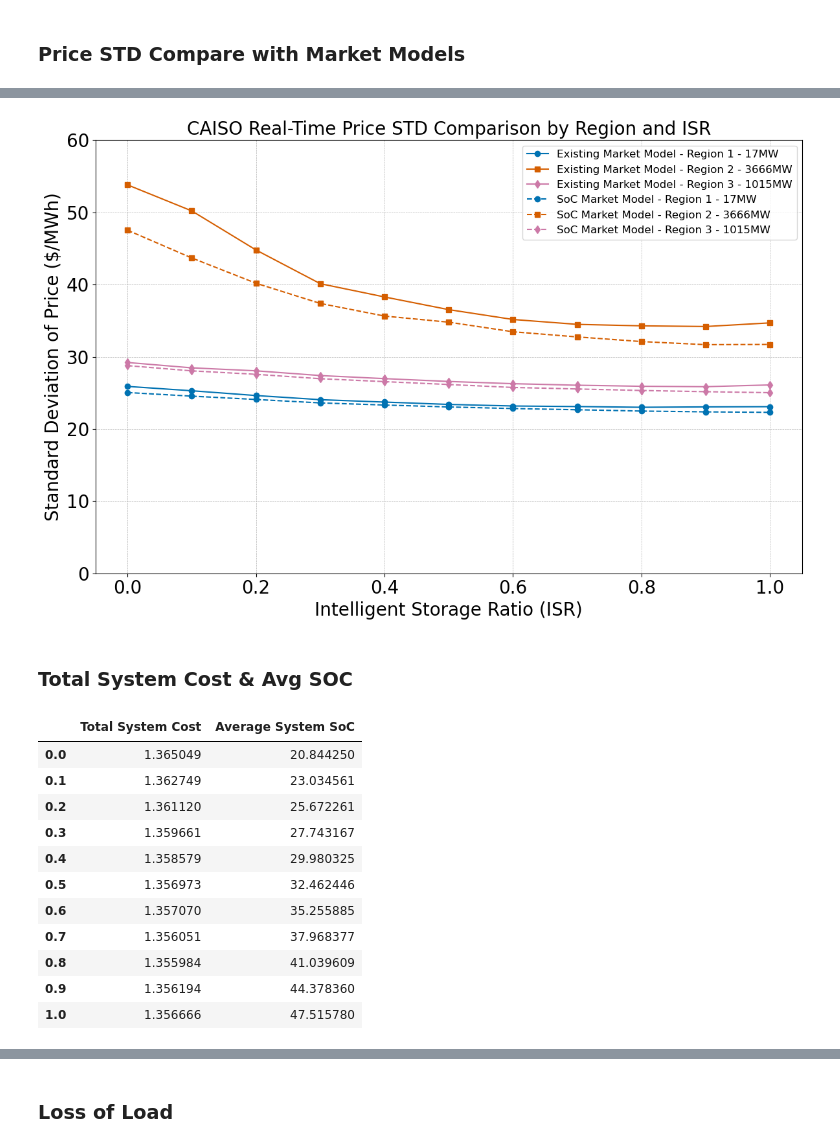
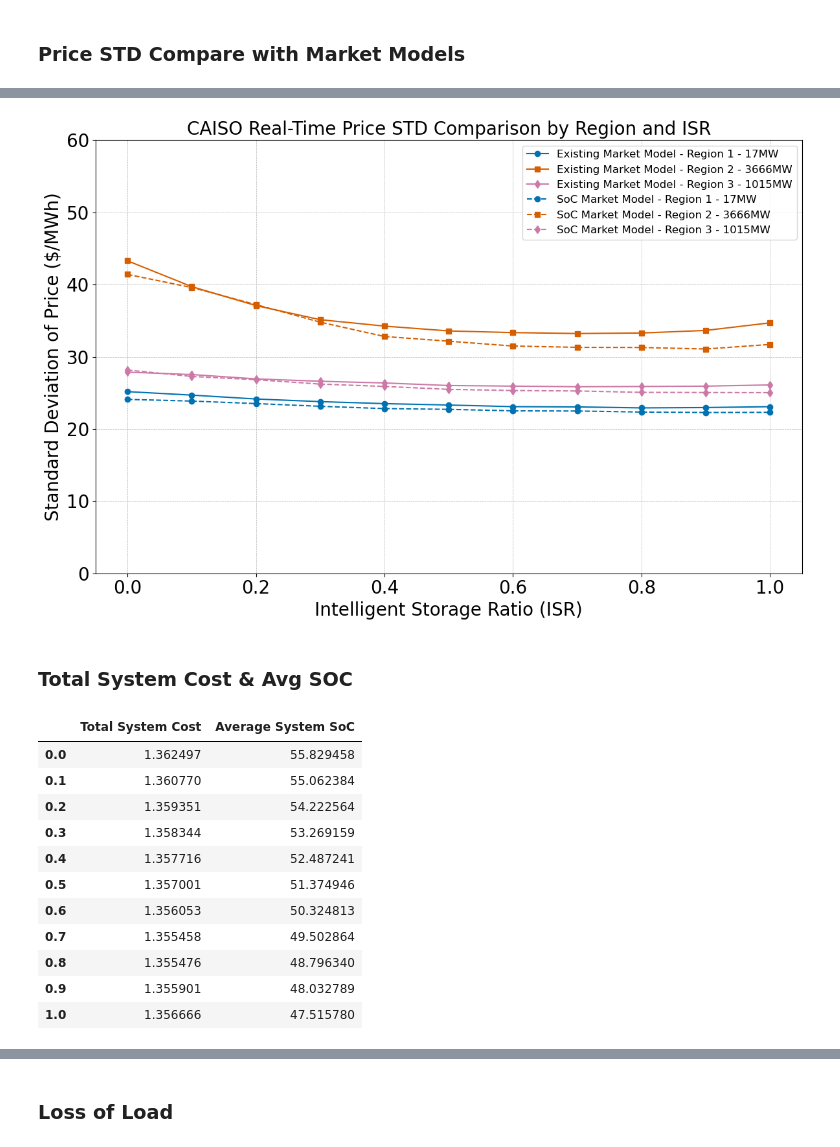
Before and after one commit to niklauskun/STESTS, a Jupyter notebook: Diagnose.ipynb, the cells around one changed output, grey strips where cells are left out. Saved outputs shown, nothing was run; the diff lists cells and outputs as text; code cells hidden in the pictures.

```diff
--- a/Diagnose.ipynb
+++ b/Diagnose.ipynb
@@ -15,7 +15,7 @@ eta = 0.9
 # case_template = 'Strategic/Exp1.2/2022/ED1_Strategic_true_FORB_true_ratio{}_Seg5_BAW0_1.0-2.0-2.0-2.0-2.0'
 # case_template = 'Strategic/5GW_C/ED1_Strategic_true_FORB_true_ratio{}_Seg1_BAW0_BSESCbid0.5'
 # case_template = 'Strategic/9000VOLL/ED1_Strategic_true_FORB_true_ratio{}_Seg1_BAW0_BSESCbid0.5_LDESRatio_1.0_LDESDur_4'
-case_template = 'Strategic/2000Quad/5GW_ED1_Strategic_true_FORB_true_ratio{}_Seg5'
+case_template = 'Strategic/BSESTEST/5GW_ED1_Strategic_true_FORB_true_ratio{}_Seg5_BSESCbid1.0'
 
 
 ratios = [round(i * 0.1, 1) for i in range(11)]
@@ -116,8 +106,10 @@ std_prices_df
 # %%
 # Define case templates
+case_template = 'Strategic/BSESTEST/5GW_ED1_Strategic_true_FORB_true_ratio{}_Seg5_BSESCbid1.0'
+
 case_templates = {
-    'Existing Market Model': 'Strategic/2000Quad/5GW_ED1_Strategic_true_FORB_true_ratio{}_Seg1',
-    'SoC Market Model': 'Strategic/2000Quad/5GW_ED1_Strategic_true_FORB_true_ratio{}_Seg5',
+    'Existing Market Model': 'Strategic/BSESTEST/5GW_ED1_Strategic_true_FORB_true_ratio{}_Seg1_BSESCbid1.0',
+    'SoC Market Model': 'Strategic/BSESTEST/5GW_ED1_Strategic_true_FORB_true_ratio{}_Seg5_BSESCbid1.0',
 }
 ratios = [round(i * 0.1, 1) for i in range(11)]
 
@@ -155,40 +147,40 @@ colors = ['#0072B2', '#D55E00', '#CC79A7']
 labels = ['Region 1 - 17MW', 'Region 2 - 3666MW', 'Region 3 - 1015MW']
 markers = ['o', 's', 'd']
 line_styles = ['-', '--']
 
 # Plot standard deviations
 for (model_name, line_style) in zip(case_templates.keys(), line_styles):
     std_prices_df = std_prices[model_name].T
 
     for region, color, label, marker in zip(range(std_prices_df.shape[1]), colors, labels, markers):
         plt.plot(
             ratios, std_prices_df.iloc[:, region],
             label=f'{model_name} - {label}', color=color, linestyle=line_style, marker=marker, markersize=6
         )
 
 plt.xlabel('Intelligent Storage Ratio (ISR)', fontsize=20)
 plt.ylabel('Standard Deviation of Price ($/MWh)', fontsize=20)
 plt.ylim([0, 60])
 plt.legend(fontsize=12, loc='upper right')
 plt.grid(True, which='both', linestyle='--', linewidth=0.5)
 plt.xticks(fontsize=20)
 plt.yticks(fontsize=20)
 plt.title('CAISO Real-Time Price STD Comparison by Region and ISR', fontsize=20)
 plt.tight_layout()
 
 # Save the plot to a file suitable for inclusion in your paper
 # plt.savefig('/mnt/data/caiso_price_std_comparison.png', dpi=300)
 
 # Show the plot
 plt.show()
 # %% [output]
-[figure, old version]
+[figure, new version]
 # %% [markdown]
 ### Total System Cost & Avg SOC
 # %%
 # case_template = 'Strategic/5GW_C/ED1_Strategic_true_FORB_true_ratio{}_Seg1_BAW0_BSESCbid0.5'
 # case_template = 'Strategic/9000VOLL/ED1_Strategic_true_FORB_true_ratio{}_Seg1_BAW0_BSESCbid0.5_LDESRatio_1.0_LDESDur_4'
-case_template = 'Strategic/2000Quad/5GW_ED1_Strategic_true_FORB_true_ratio{}_Seg1'
+case_template = 'Strategic/BSESTEST/5GW_ED1_Strategic_true_FORB_true_ratio{}_Seg1_BSESCbid1.0'
 
 ratios = [round(i * 0.1, 1) for i in range(11)]
 Capacity = 19573.6
@@ -245,16 +237,16 @@ total_system_costs_df.index = ratios
 total_system_costs_df
 # %% [output]
 |  | Total System Cost | Average System SoC |
-| 0.0 | 1.365049 | 20.844250 |
-| 0.1 | 1.362749 | 23.034561 |
-| 0.2 | 1.361120 | 25.672261 |
-| 0.3 | 1.359661 | 27.743167 |
-| 0.4 | 1.358579 | 29.980325 |
-| 0.5 | 1.356973 | 32.462446 |
-| 0.6 | 1.357070 | 35.255885 |
-| 0.7 | 1.356051 | 37.968377 |
-| 0.8 | 1.355984 | 41.039609 |
-| 0.9 | 1.356194 | 44.378360 |
+| 0.0 | 1.362497 | 55.829458 |
+| 0.1 | 1.360770 | 55.062384 |
+| 0.2 | 1.359351 | 54.222564 |
+| 0.3 | 1.358344 | 53.269159 |
+| 0.4 | 1.357716 | 52.487241 |
+| 0.5 | 1.357001 | 51.374946 |
+| 0.6 | 1.356053 | 50.324813 |
+| 0.7 | 1.355458 | 49.502864 |
+| 0.8 | 1.355476 | 48.796340 |
+| 0.9 | 1.355901 | 48.032789 |
 | 1.0 | 1.356666 | 47.515780 |
 # %%
 # case_template = 'Strategic/5GW_C/ED1_Strategic_true_FORB_true_ratio{}_Seg5_BAW0_BSESCbid0.5'
```
Also changed, not shown: parts of 16 cells of this notebook, 7 other files.
